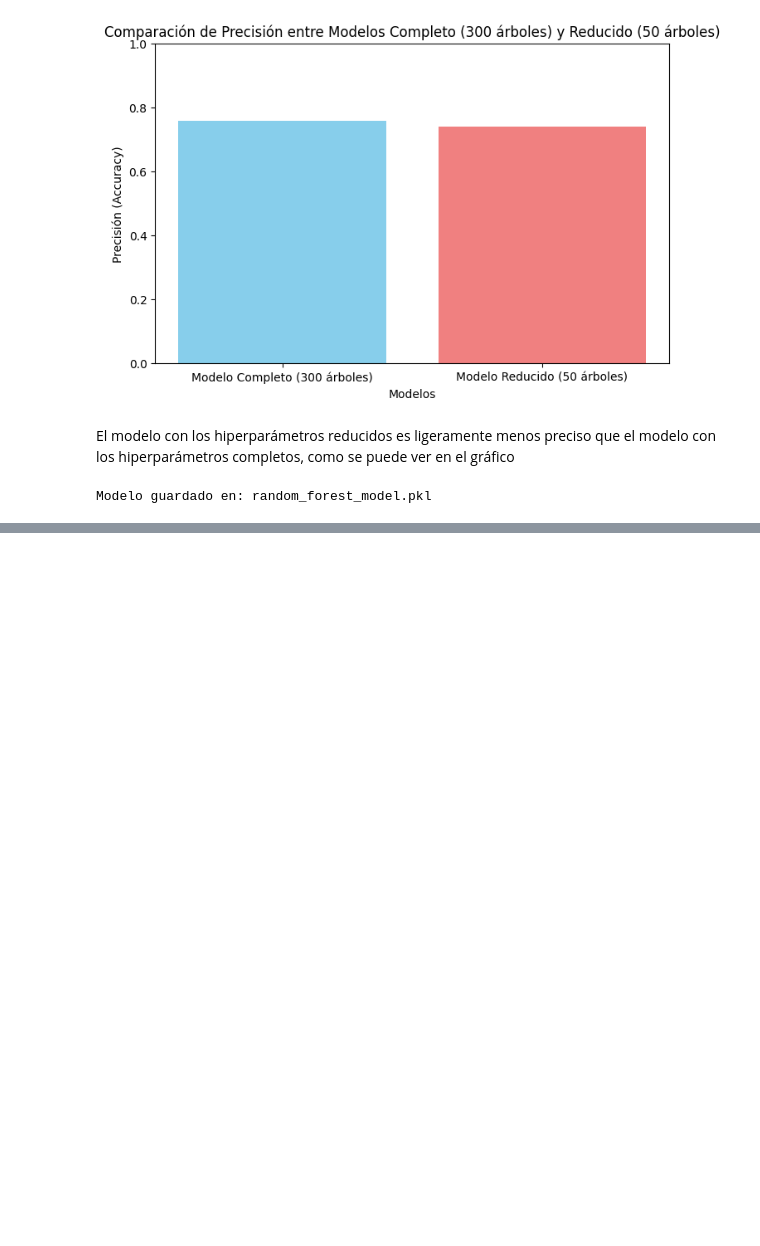
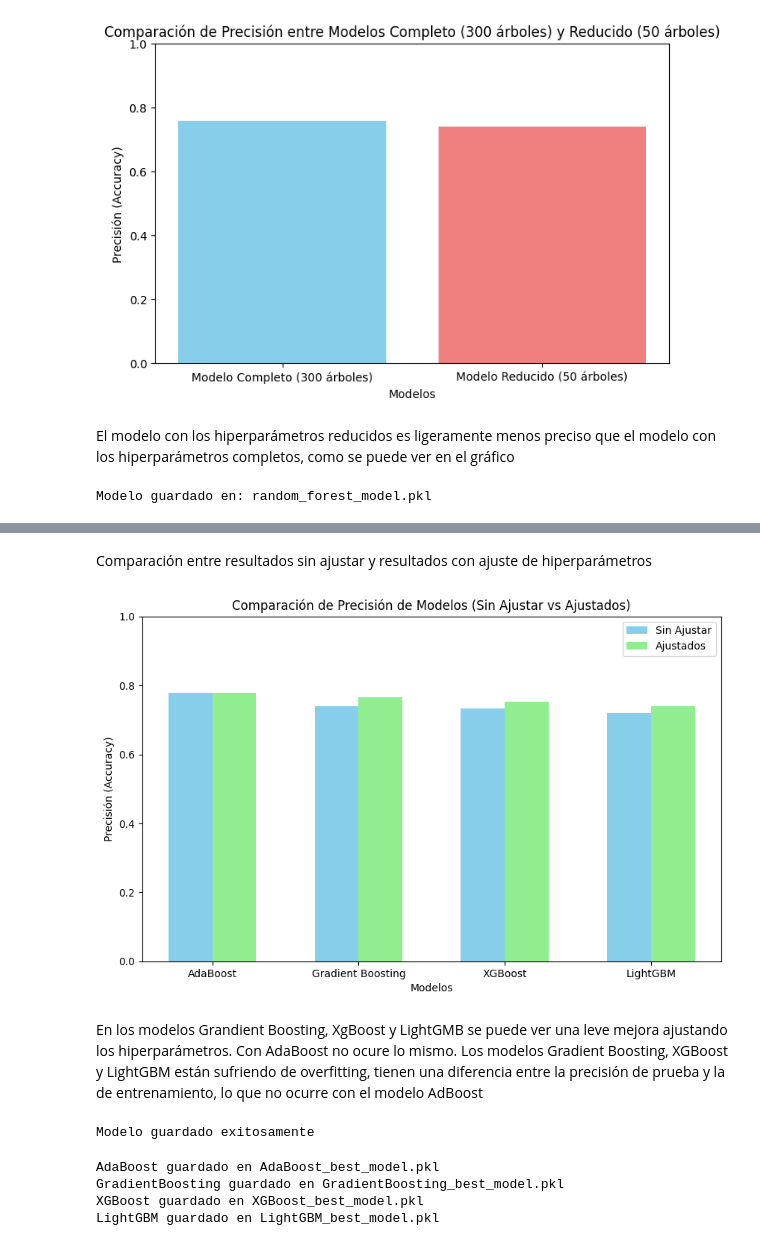
Before and after one commit to 4GeeksAcademy/arb_d_demachine-learning-python-template, a Jupyter notebook: src/explore.ipynb, the cells around one changed output, grey strips where cells are left out. Cells and saved outputs as stored; diff of their text form; code cells hidden in the pictures; blank space fills up the shorter version.

Commit message:
BOOSTING ALGORITHMS

```diff
--- a/src/explore.ipynb
+++ b/src/explore.ipynb
@@ -957,0 +1241,59 @@ Modelo guardado en: random_forest_model.pkl
+# %% [markdown]
+Comparación entre resultados sin ajustar y resultados con ajuste de hiperparámetros
+# %%
+import matplotlib.pyplot as plt
+
+
+model_names = ['AdaBoost', 'Gradient Boosting', 'XGBoost', 'LightGBM']
+
+no_tuned_accuracies_test = [0.7792, 0.7403, 0.7338, 0.7208]
+
+
+tuned_accuracies_test = [0.7792, 0.7662, 0.7532, 0.7403]
+
+
+x = range(len(model_names))
+width = 0.3
+
+fig, ax = plt.subplots(figsize=(10, 6))
+
+
+ax.bar(x, no_tuned_accuracies_test, width=width, label='Sin Ajustar', color='skyblue')
+
+ax.bar([p + width for p in x], tuned_accuracies_test, width=width, label='Ajustados', color='lightgreen')
+
+ax.set_xlabel('Modelos')
+ax.set_ylabel('Precisión (Accuracy)')
+ax.set_title('Comparación de Precisión de Modelos (Sin Ajustar vs Ajustados)')
+ax.set_xticks([p + width/2 for p in x])
+ax.set_xticklabels(model_names)
+ax.legend()
+
+plt.ylim(0, 1)
+plt.show()
+# %% [output]
+[figure, added]
+# %% [markdown]
+En los modelos Grandient Boosting, XgBoost y LightGMB se puede ver una leve mejora ajustando los hiperparámetros. Con AdaBoost no ocure lo mismo.
+Los modelos Gradient Boosting, XGBoost y LightGBM están sufriendo de overfitting, tienen una diferencia entre la precisión de prueba y la de entrenamiento, lo que no ocurre con el modelo AdBoost
+# %%
+import joblib
+
+best_model = best_models['AdaBoost']
+
+
+joblib.dump(best_model, 'best_ada_boost_model.pkl')
+print("Modelo guardado exitosamente")
+# %% [output]
+Modelo guardado exitosamente
+# %%
+
+for model_name, model in best_models.items():
+    filename = f'{model_name}_best_model.pkl'
+    joblib.dump(model, filename)
+    print(f"{model_name} guardado en {filename}")
+# %% [output]
+AdaBoost guardado en AdaBoost_best_model.pkl
+GradientBoosting guardado en GradientBoosting_best_model.pkl
+XGBoost guardado en XGBoost_best_model.pkl
+LightGBM guardado en LightGBM_best_model.pkl
```
Also changed, not shown: parts of 6 cells of this notebook, 5 other files.
